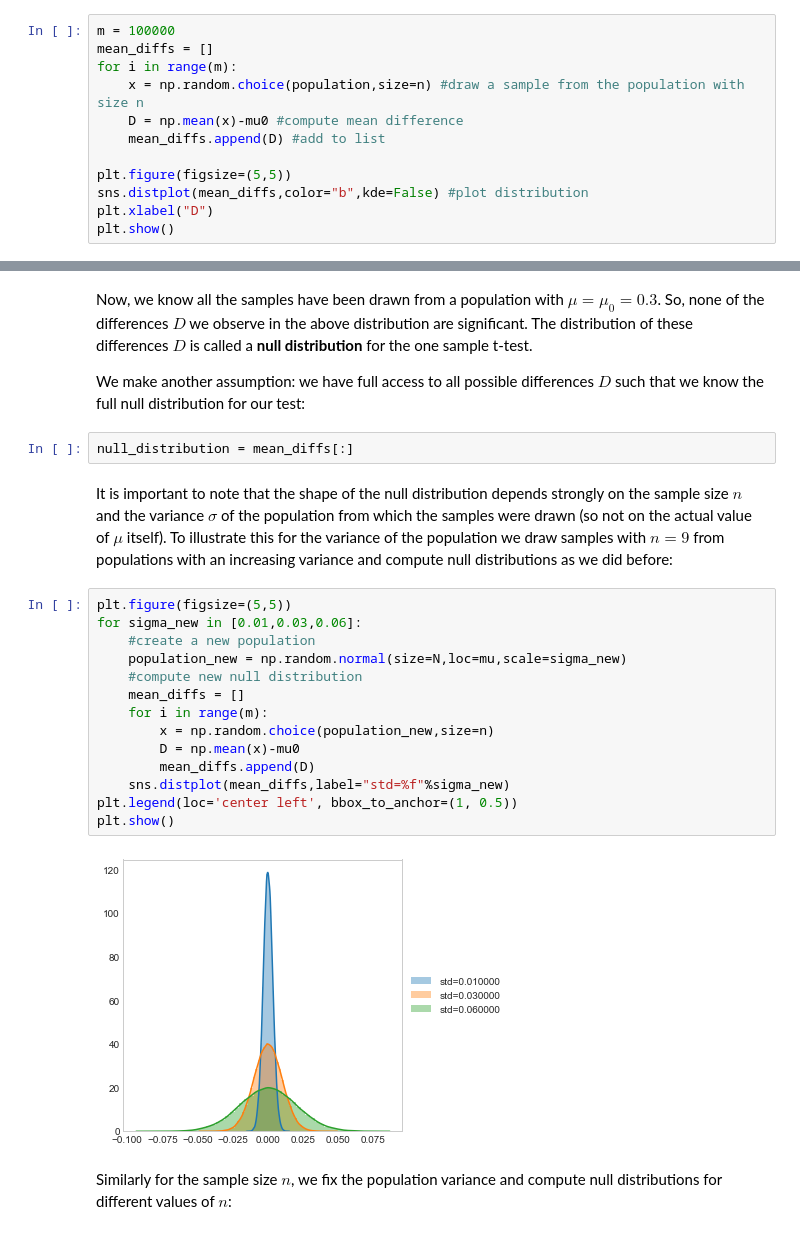
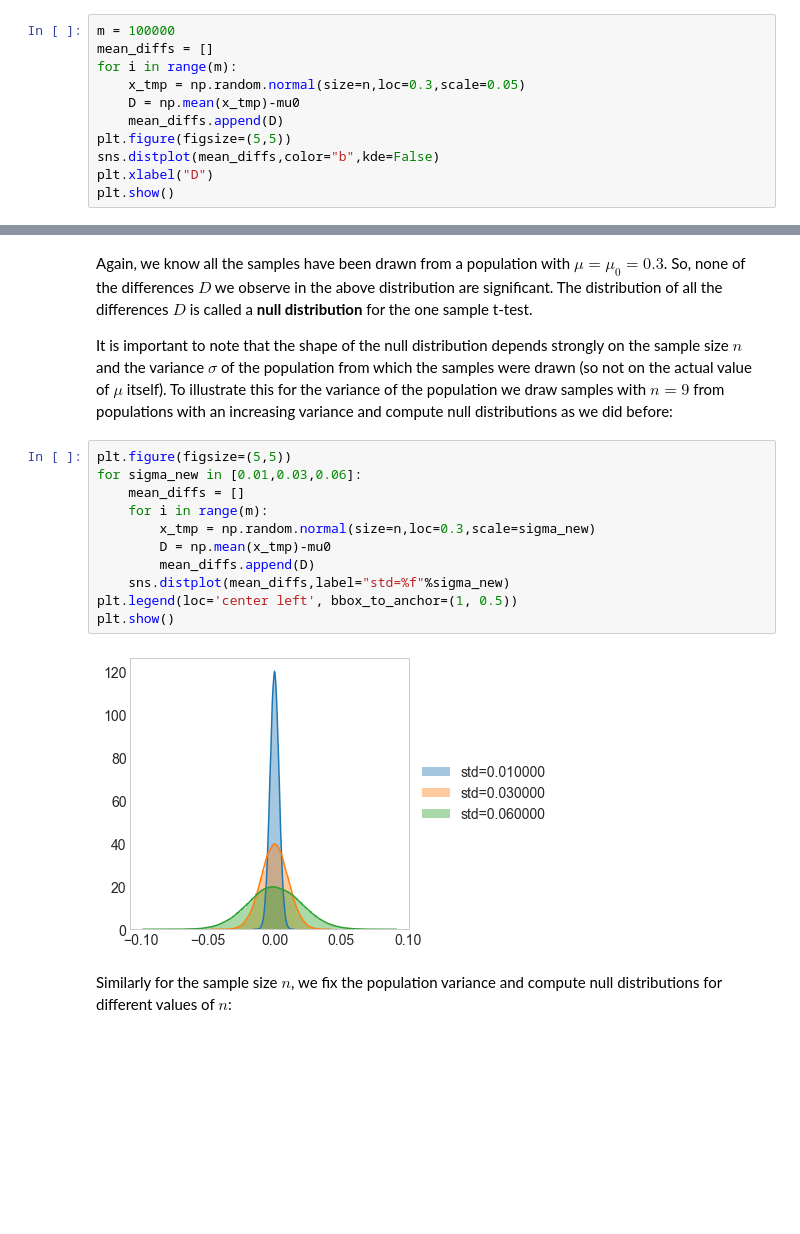
Before and after one commit to sdgroeve/D012513, a Jupyter notebook: part_II/notebook.ipynb, the cells around one changed output, grey strips where cells are left out. Drawn from its saved outputs; the diff is of its cells as text; blank space fills up the shorter version.

```diff
--- a/part_II/notebook.ipynb
+++ b/part_II/notebook.ipynb
@@ -78,12 +62,11 @@ and plot the distribution of these differences D:
 m = 100000
 mean_diffs = []
 for i in range(m):
-    x = np.random.choice(population,size=n) #draw a sample from the population with size n
-    D = np.mean(x)-mu0 #compute mean difference
-    mean_diffs.append(D) #add to list
-
+    x_tmp = np.random.normal(size=n,loc=0.3,scale=0.05)
+    D = np.mean(x_tmp)-mu0
+    mean_diffs.append(D)
 plt.figure(figsize=(5,5))
-sns.distplot(mean_diffs,color="b",kde=False) #plot distribution
+sns.distplot(mean_diffs,color="b",kde=False)
 plt.xlabel("D")
 plt.show()
 # %% [output]
@@ -91,27 +74,20 @@ plt.show()
 # %% [markdown]
-Now, we know all the samples have been drawn from a population with $\mu=\mu_0=0.3$. So, none of the differences $D$ we observe in the above distribution are significant. The distribution of these differences $D$ is called a **null distribution** for the one sample t-test.
+Again, we know all the samples have been drawn from a population with $\mu=\mu_0=0.3$. So, none of the differences $D$ we observe in the above distribution are significant. The distribution of all the differences $D$ is called a **null distribution** for the one sample t-test.
 
-We make another assumption: we have full access to all possible differences $D$ such that we know the full null distribution for our test:
+It is important to note that the shape of the null distribution depends strongly on the sample size $n$ and the variance $\sigma$ of the population from which the samples were drawn (so not on the actual value of $\mu$ itself). To illustrate this for the variance of the population we draw samples with $n=9$ from populations with an increasing variance and compute null distributions as we did before:
-# %%
-null_distribution = mean_diffs[:]
-# %% [markdown]
-It is important to note that the shape of the null distribution depends strongly on the sample size $n$ and the variance $\sigma$ of the population from which the samples were drawn (so not on the actual value of $\mu$ itself). To illustrate this for the variance of the population we draw samples with $n=9$ from populations with an increasing variance and compute null distributions as we did before:
 # %%
 plt.figure(figsize=(5,5))
 for sigma_new in [0.01,0.03,0.06]:
-    #create a new population
-    population_new = np.random.normal(size=N,loc=mu,scale=sigma_new)
-    #compute new null distribution
     mean_diffs = []
     for i in range(m):
-        x = np.random.choice(population_new,size=n)
-        D = np.mean(x)-mu0
+        x_tmp = np.random.normal(size=n,loc=0.3,scale=sigma_new)
+        D = np.mean(x_tmp)-mu0
         mean_diffs.append(D)
     sns.distplot(mean_diffs,label="std=%f"%sigma_new)
 plt.legend(loc='center left', bbox_to_anchor=(1, 0.5))
 plt.show()
 # %% [output]
-[figure, old version]
+[figure, new version]
 # %% [markdown]
 Similarly for the sample size $n$, we fix the population variance and compute null distributions for different values of $n$:
 # %%
```
Also changed, not shown: parts of 93 cells of this notebook, 5 other files.
